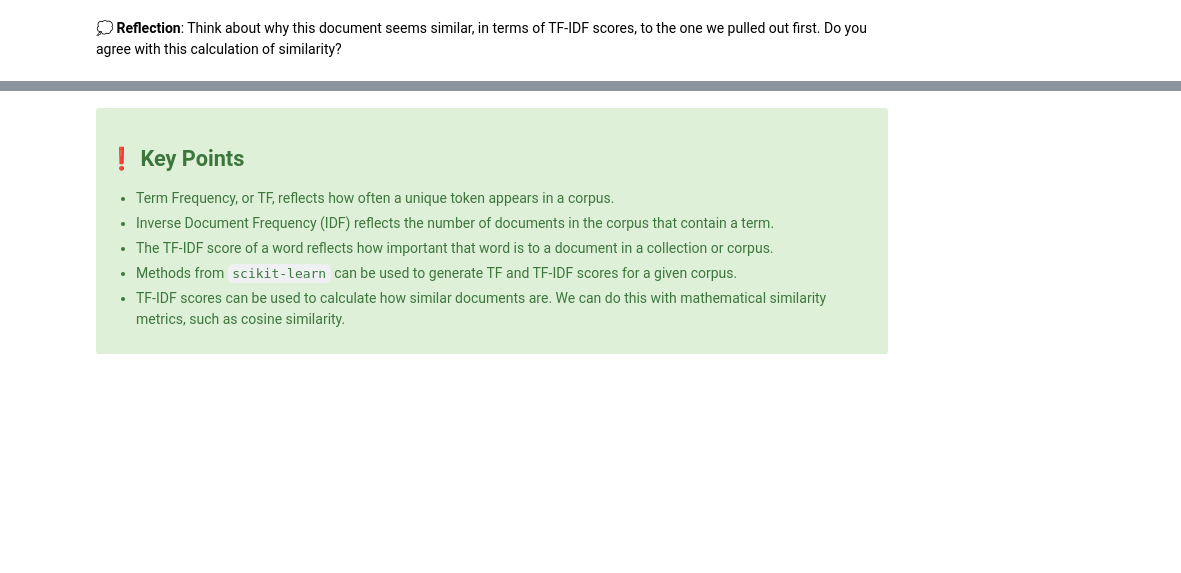
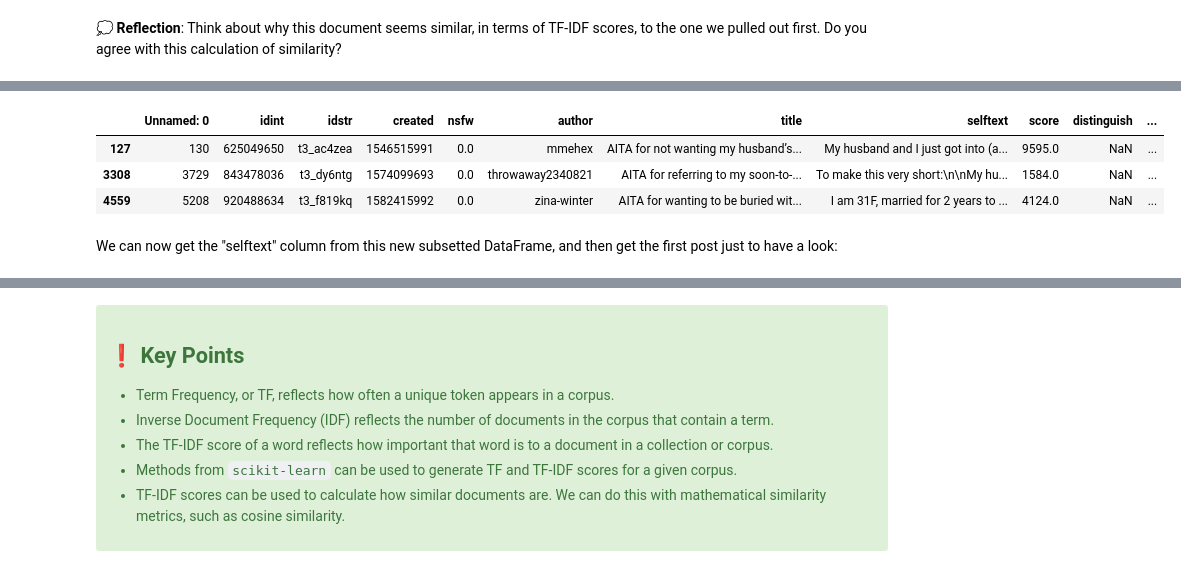
Before and after one commit to dlab-berkeley/Data-Science-Social-Justice, a Jupyter notebook: lessons/week-4/4_TF-IDF_Workshop.ipynb, the cells around one changed output, grey strips where cells are left out. Saved outputs shown, nothing was run; the diff lists cells and outputs as text; code cells hidden in the pictures; blank space fills up the shorter version.

```diff
--- a/lessons/week-4/4_TF-IDF_Workshop.ipynb
+++ b/lessons/week-4/4_TF-IDF_Workshop.ipynb
@@ -254,5 +293,5 @@ Let’s print the TF-IDF values of the first document to see if it makes sense.
 feature_names = cv.get_feature_names_out()
 
 # Print the scores
-df = pd.DataFrame(tf_idf_vector[2].T.todense(), index=feature_names, columns=["tfidf"])
-df.sort_values(by=["tfidf"], ascending=False)
+df_test = pd.DataFrame(tf_idf_vector[2].T.todense(), index=feature_names, columns=["tfidf"])
+df_test.sort_values(by=["tfidf"], ascending=False)
@@ -338,0 +461,11 @@ similar_df['text'].iloc[1]
+# %%
+# Subsetting one DF with the mask of another DF
+tfidf_husband_df = df[tfidf_df['husband'] > .5]
+tfidf_husband_df.head(3)
+# %% [output]
+|  | Unnamed: 0 | idint | idstr | created | nsfw | author | title | selftext | score | distinguish | ... |
+| 127 | 130 | 625049650 | t3_ac4zea | 1546515991 | 0.0 | mmehex | AITA for not wanting my husband’s... | My husband and I just got into (a... | 9595.0 | NaN | ... |
+| 3308 | 3729 | 843478036 | t3_dy6ntg | 1574099693 | 0.0 | throwaway2340821 | AITA for referring to my soon-to-... | To make this very short:\n\nMy hu... | 1584.0 | NaN | ... |
+| 4559 | 5208 | 920488634 | t3_f819kq | 1582415992 | 0.0 | zina-winter | AITA for wanting to be buried wit... | I am 31F, married for 2 years to ... | 4124.0 | NaN | ... |
+# %% [markdown]
+We can now get the "selftext" column from this new subsetted DataFrame, and then get the first post just to have a look:
```
Also changed, not shown: parts of 33 cells of this notebook, 5 other files.
